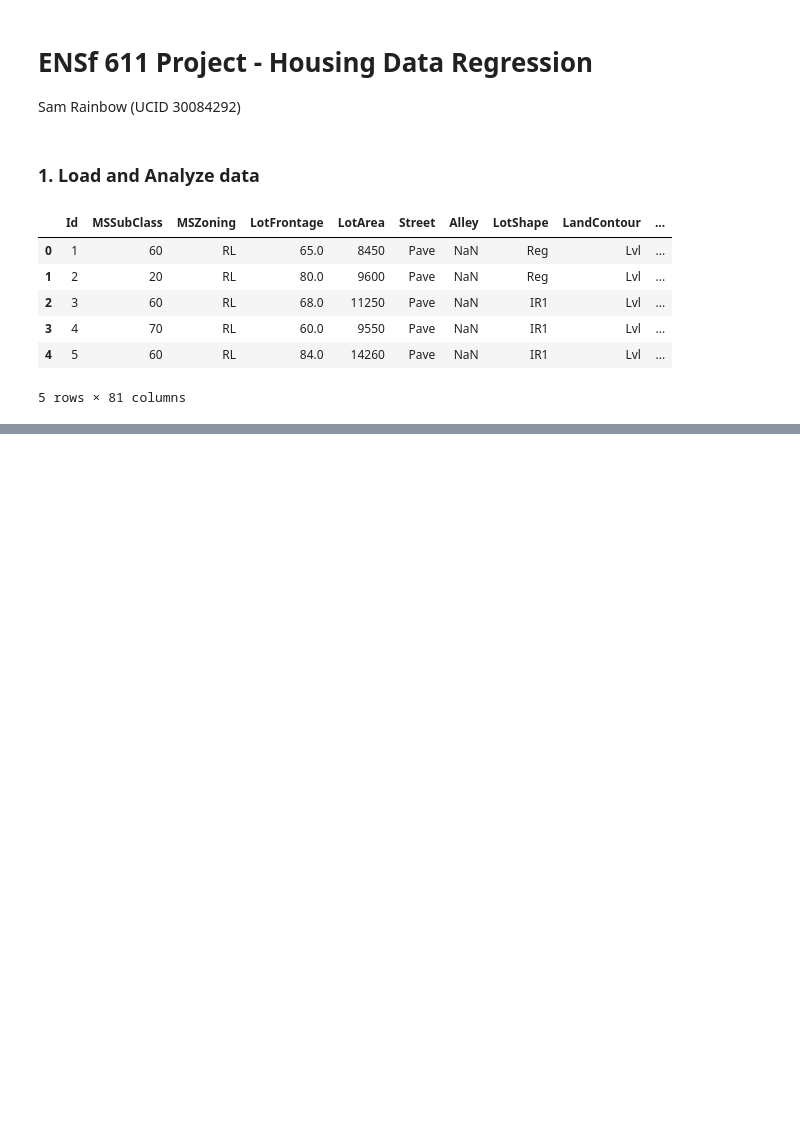
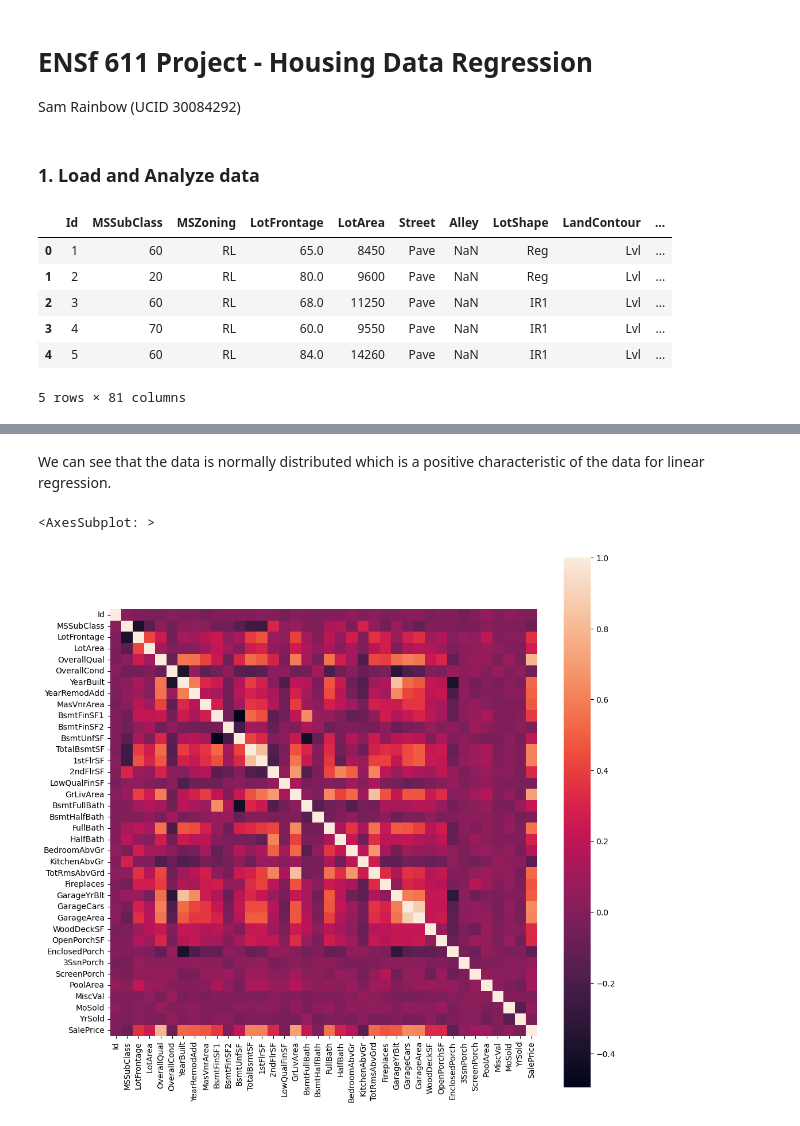
Before and after one commit to SMRain10/Housing-Price-Regression-Competition, a Jupyter notebook: 611_Project.ipynb, the cells around one changed output, grey strips where cells are left out. Drawn from its saved outputs; the diff is of its cells as text; code cells hidden in the pictures; blank space fills up the shorter version.

```diff
--- a/611_Project.ipynb
+++ b/611_Project.ipynb
@@ -28,0 +68,10 @@ df_train.shape
+# %% [markdown]
+We can see that the data is normally distributed which is a positive characteristic of the data for linear regression.
+# %%
+#Lets see which quantitative features are correlated with the predicted label using a correlation matrix.
+corr_matrix = df_train.corr()
+fig, ax = plt.subplots(figsize=(12,12))
+sns.heatmap(corr_matrix, square=True)
+# %% [output]
+<AxesSubplot: >
+[figure, added]
```
Also changed, not shown: parts of 11 cells of this notebook.
